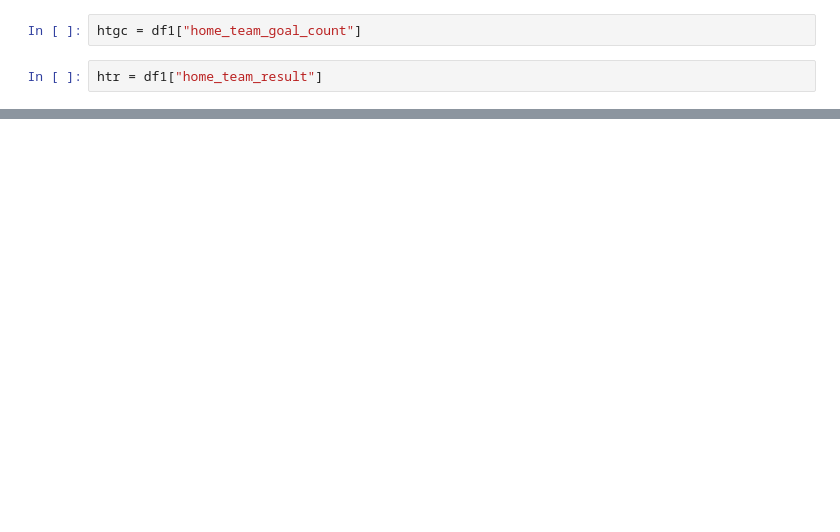
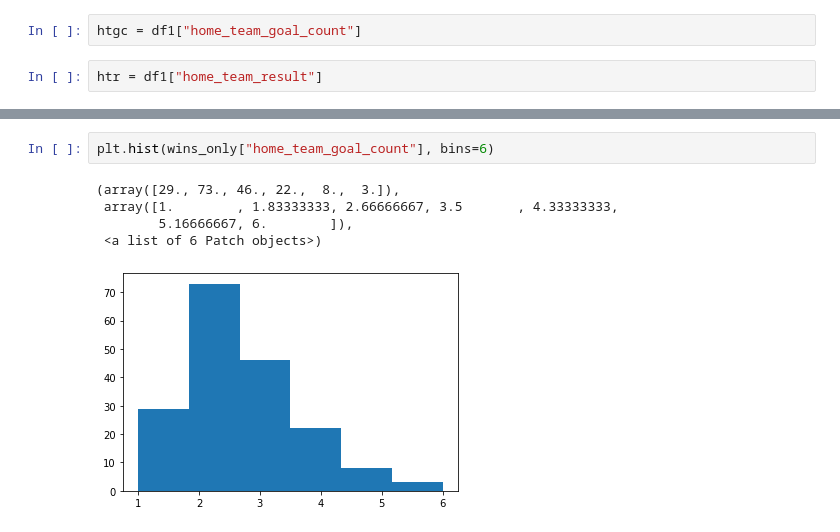
Before and after one commit to colm-o-caoimh/FootballSimulation, a Jupyter notebook: PDA_Project2020.ipynb, the cells around one changed output, grey strips where cells are left out. Drawn from its saved outputs; the diff is of its cells as text; blank space fills up the shorter version.

```diff
--- a/PDA_Project2020.ipynb
+++ b/PDA_Project2020.ipynb
@@ -200,0 +350,8 @@ def counts()
+# %%
+plt.hist(wins_only["home_team_goal_count"], bins=6)
+# %% [output]
+(array([29., 73., 46., 22.,  8.,  3.]),
+ array([1.        , 1.83333333, 2.66666667, 3.5       , 4.33333333,
+        5.16666667, 6.        ]),
+ <a list of 6 Patch objects>)
+[figure, added]
```
Also changed, not shown: parts of 20 cells of this notebook.
